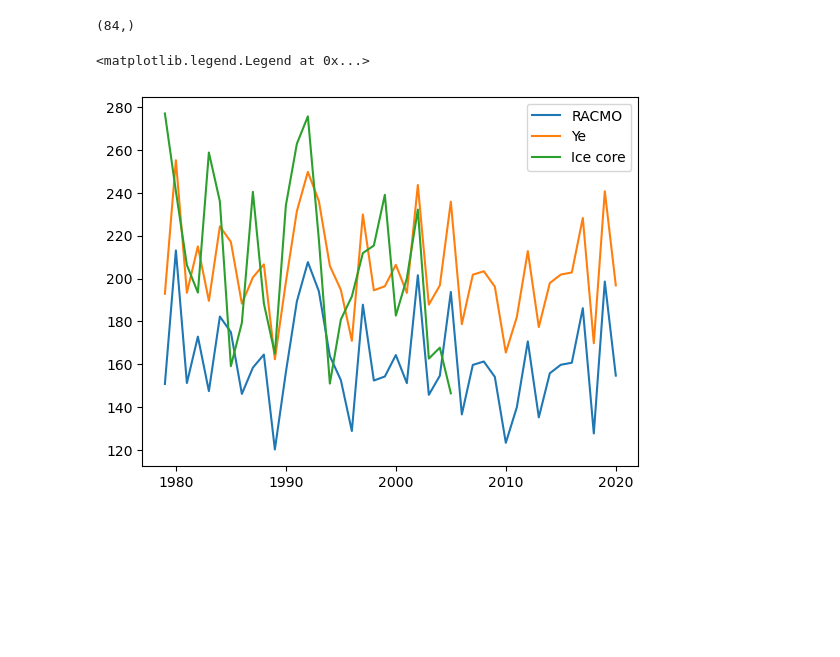
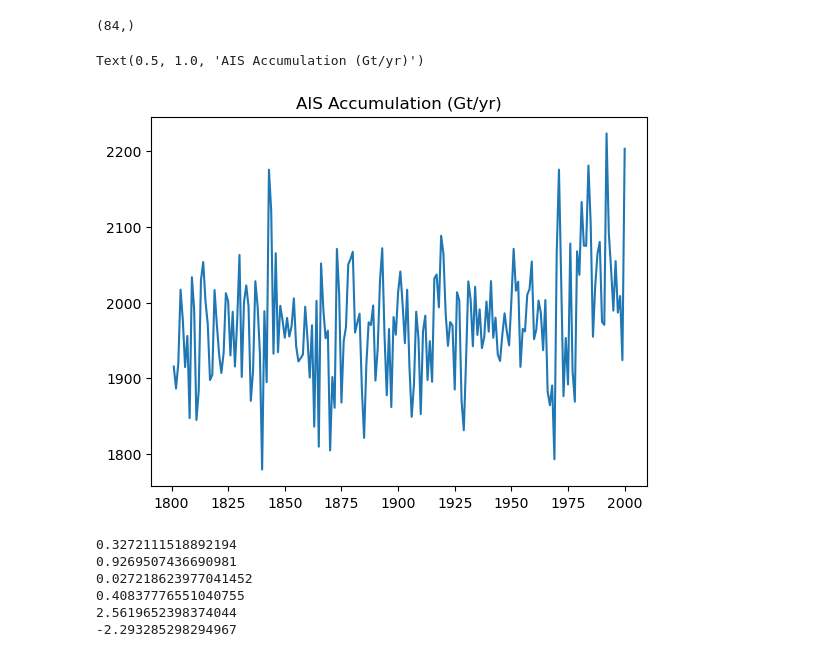
Before and after one commit to advikeswaran/metric-reconstruction, a Jupyter notebook: RACMO_ENSRF.ipynb, the cells around one changed output. Saved outputs shown, nothing was run; the diff lists cells and outputs as text; code cells hidden in the pictures; blank space fills up the shorter version.

```diff
--- a/RACMO_ENSRF.ipynb
+++ b/RACMO_ENSRF.ipynb
@@ -369,12 +466,3 @@ for i in range(84):
     y_e[i, :] = racmo_points[i, :] + mean_offset[i]
 # %% [output]
 (84,)
-# %%
-satYears = np.arange(1979, 2021)
-plt.plot(satYears, racmo_points[49], label='RACMO')
-plt.plot(satYears, y_e[49], label='Ye')
-plt.plot(satYears, accumCores[49], label='Ice core')
-plt.legend()
-# %% [output]
-<matplotlib.legend.Legend at 0x...>
-[figure, removed]
@@ -380,0 +526,44 @@ plt.legend()
+# %%
+fullYears = np.arange(1801, 2001)
+plt.plot(fullYears, ais_posterior_means, label='Posterior Mean')
+plt.title('AIS Accumulation (Gt/yr)')
+# %% [output]
+Text(0.5, 1.0, 'AIS Accumulation (Gt/yr)')
+[figure, added]
+# %%
+coeff = np.polyfit(fullYears[:], ais_posterior_means[:], 1)  # coeff[0] = slope, coeff[1] = intercept
+slope, intercept = coeff
+
+print(slope)
+
+coeff = np.polyfit(fullYears[100:], ais_posterior_means[100:], 1)  # coeff[0] = slope, coeff[1] = intercept
+slope, intercept = coeff
+
+print(slope)
+
+coeff = np.polyfit(fullYears[:100], ais_posterior_means[:100], 1)  # coeff[0] = slope, coeff[1] = intercept
+slope, intercept = coeff
+
+print(slope)
+
+coeff = np.polyfit(fullYears[100:156], ais_posterior_means[100:156], 1)  # coeff[0] = slope, coeff[1] = intercept
+slope, intercept = coeff
+
+print(slope)
+
+coeff = np.polyfit(fullYears[156:], ais_posterior_means[156:], 1)  # coeff[0] = slope, coeff[1] = intercept
+slope, intercept = coeff
+
+print(slope)
+
+coeff = np.polyfit(satYears[:22], ais_posterior_means[178:], 1)  # coeff[0] = slope, coeff[1] = intercept
+slope, intercept = coeff
+
+print(slope)
+# %% [output]
+0.3272111518892194
+0.9269507436690981
+0.027218623977041452
+0.40837776551040755
+2.5619652398374044
+-2.293285298294967
```
Also changed, not shown: parts of 19 cells of this notebook.
